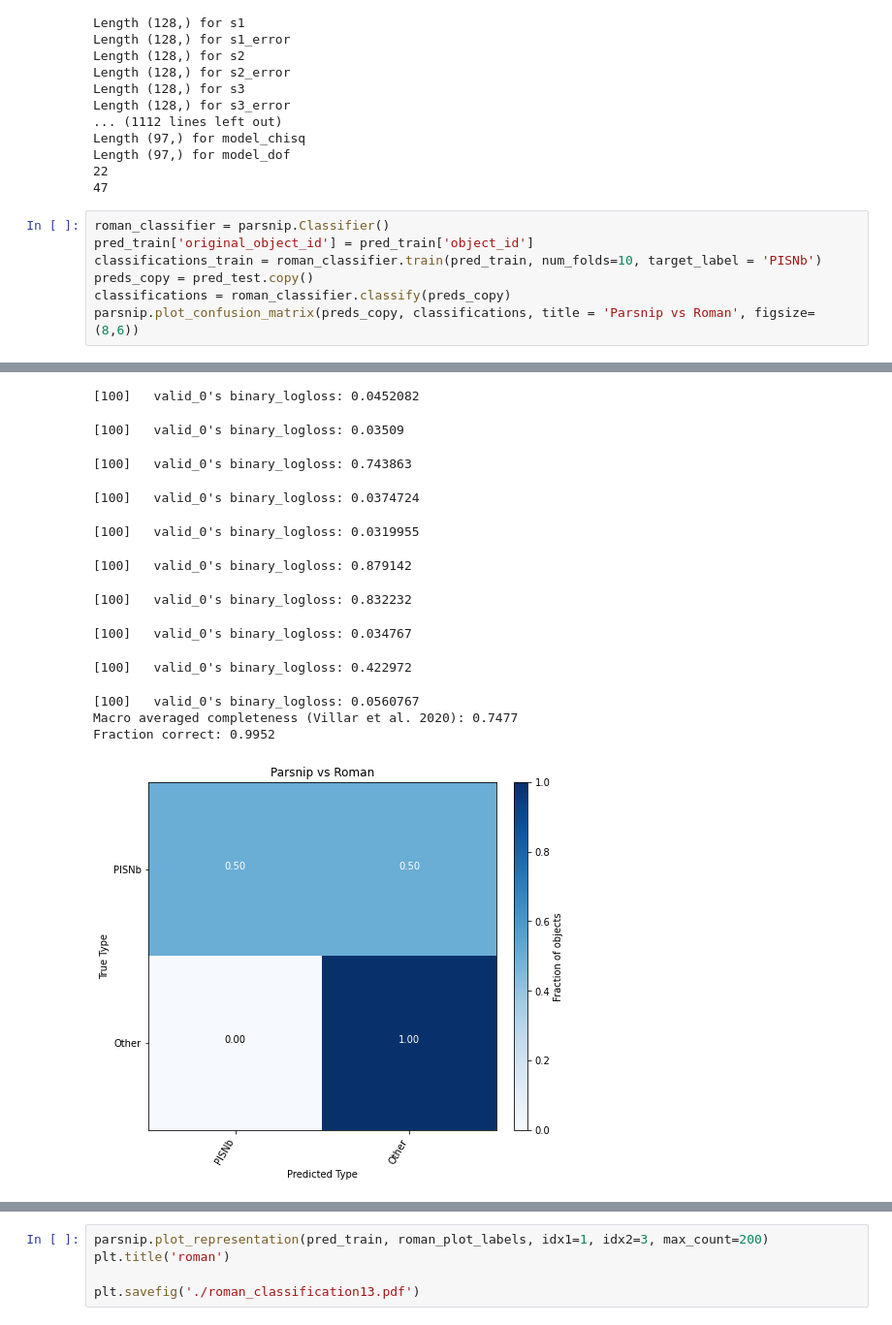
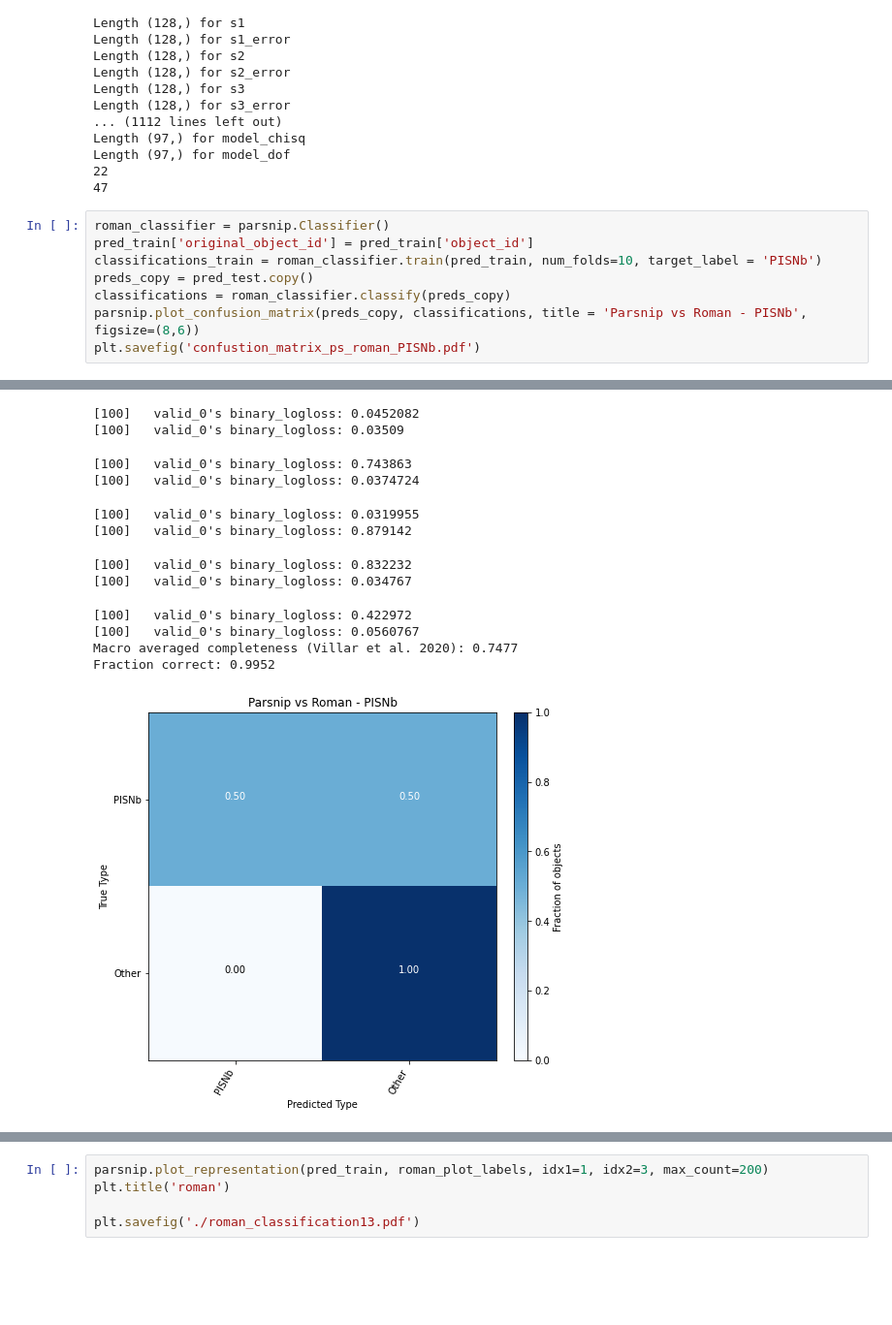
Before and after one commit to BelalAbdelhadi/SpectralParSNIP, a Jupyter notebook: notebooks/classification.ipynb, the cells around one changed output, grey strips where cells are left out. Shown at 97% size. Saved outputs shown, nothing was run; the diff lists cells and outputs as text; blank space fills up the shorter version.

```diff
--- a/notebooks/classification.ipynb
+++ b/notebooks/classification.ipynb
@@ -140,34 +136,35 @@ Length (97,) for model_dof
 # %%
 roman_classifier = parsnip.Classifier()
 pred_train['original_object_id'] = pred_train['object_id']
 classifications_train = roman_classifier.train(pred_train, num_folds=10, target_label = 'PISNb')
 preds_copy = pred_test.copy()
 classifications = roman_classifier.classify(preds_copy)
-parsnip.plot_confusion_matrix(preds_copy, classifications, title = 'Parsnip vs Roman', figsize=(8,6))
+parsnip.plot_confusion_matrix(preds_copy, classifications, title = 'Parsnip vs Roman - PISNb', figsize=(8,6))
+plt.savefig('confustion_matrix_ps_roman_PISNb.pdf')
 # %% [output]
 Training classifier with keys:
     color
     color_error
     s1
     s1_error
     s2
     s2_error
     s3
     s3_error
     luminosity
     luminosity_error
     reference_time_error
 Label distribution before folding: (array([0, 1]), array([    9, 59991]))
 [100]   valid_0's binary_logloss: 0.0452082
+[100]   valid_0's binary_logloss: 0.03509
-[100]   valid_0's binary_logloss: 0.03509
+[100]   valid_0's binary_logloss: 0.743863
+[100]   valid_0's binary_logloss: 0.0374724
-[100]   valid_0's binary_logloss: 0.743863
+[100]   valid_0's binary_logloss: 0.0319955
+[100]   valid_0's binary_logloss: 0.879142
-[100]   valid_0's binary_logloss: 0.0374724
+[100]   valid_0's binary_logloss: 0.832232
+[100]   valid_0's binary_logloss: 0.034767
-[100]   valid_0's binary_logloss: 0.0319955
+[100]   valid_0's binary_logloss: 0.422972
+[100]   valid_0's binary_logloss: 0.0560767
+Macro averaged completeness (Villar et al. 2020): 0.7477
+Fraction correct: 0.9952
-[100]   valid_0's binary_logloss: 0.879142
-[100]   valid_0's binary_logloss: 0.832232
-[100]   valid_0's binary_logloss: 0.034767
-[100]   valid_0's binary_logloss: 0.422972
-[100]   valid_0's binary_logloss: 0.0560767
-Macro averaged completeness (Villar et al. 2020): 0.7477
-Fraction correct: 0.9952
-[figure, old version]
+[figure, new version]
```
Also changed, not shown: parts of 12 cells of this notebook, 16 other files.
